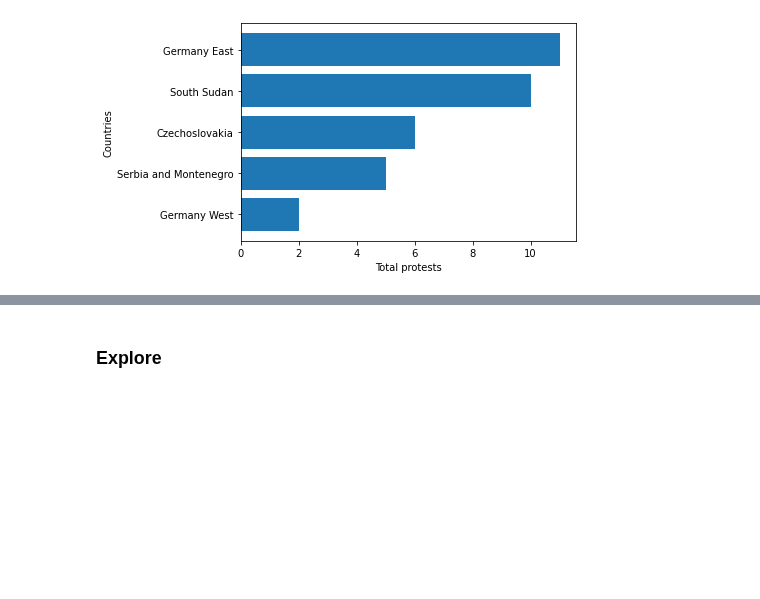
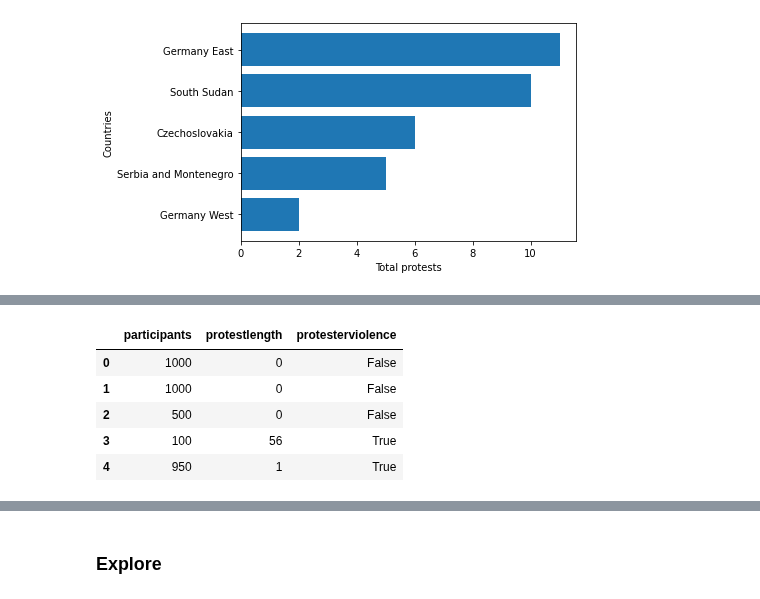
Before and after one commit to UNC-Libraries-data/Python, a Jupyter notebook: Jupyter/Pandas.ipynb, the cells around one changed output, grey strips where cells are left out. Saved outputs shown, nothing was run; the diff lists cells and outputs as text; code cells hidden in the pictures; blank space fills up the shorter version.

```diff
--- a/Jupyter/Pandas.ipynb
+++ b/Jupyter/Pandas.ipynb
@@ -423,0 +530,15 @@ Text(0.5, 0, 'Total protests')
+# %%
+#change protesterviolence to boolean (true/false) data type
+Q3["protesterviolence"] = Q3["protesterviolence"].astype(bool)
+
+#select only the columns we need for visualization
+Q3 = Q3[["participants", "protestlength", "protesterviolence"]]
+
+Q3.head()
+# %% [output]
+|  | participants | protestlength | protesterviolence |
+| 0 | 1000 | 0 | False |
+| 1 | 1000 | 0 | False |
+| 2 | 500 | 0 | False |
+| 3 | 100 | 56 | True |
+| 4 | 950 | 1 | True |
```
Also changed, not shown: parts of 19 cells of this notebook.
